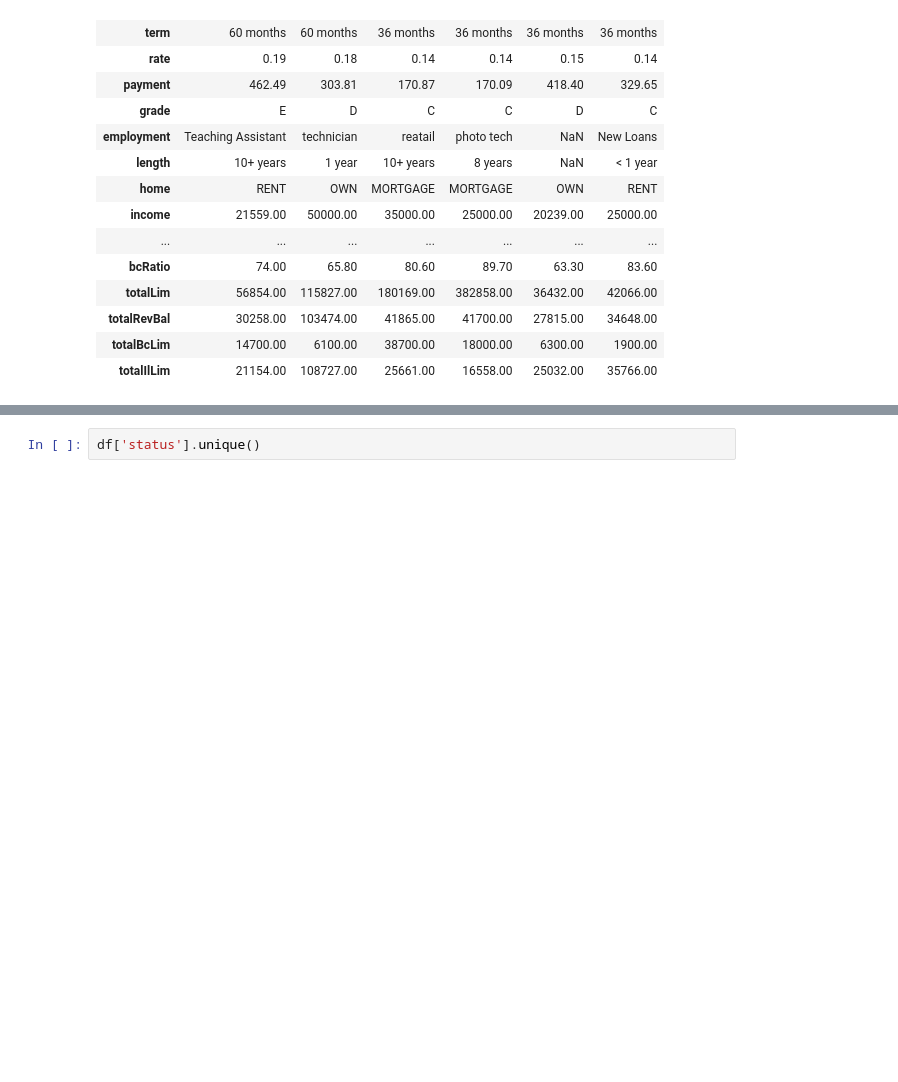
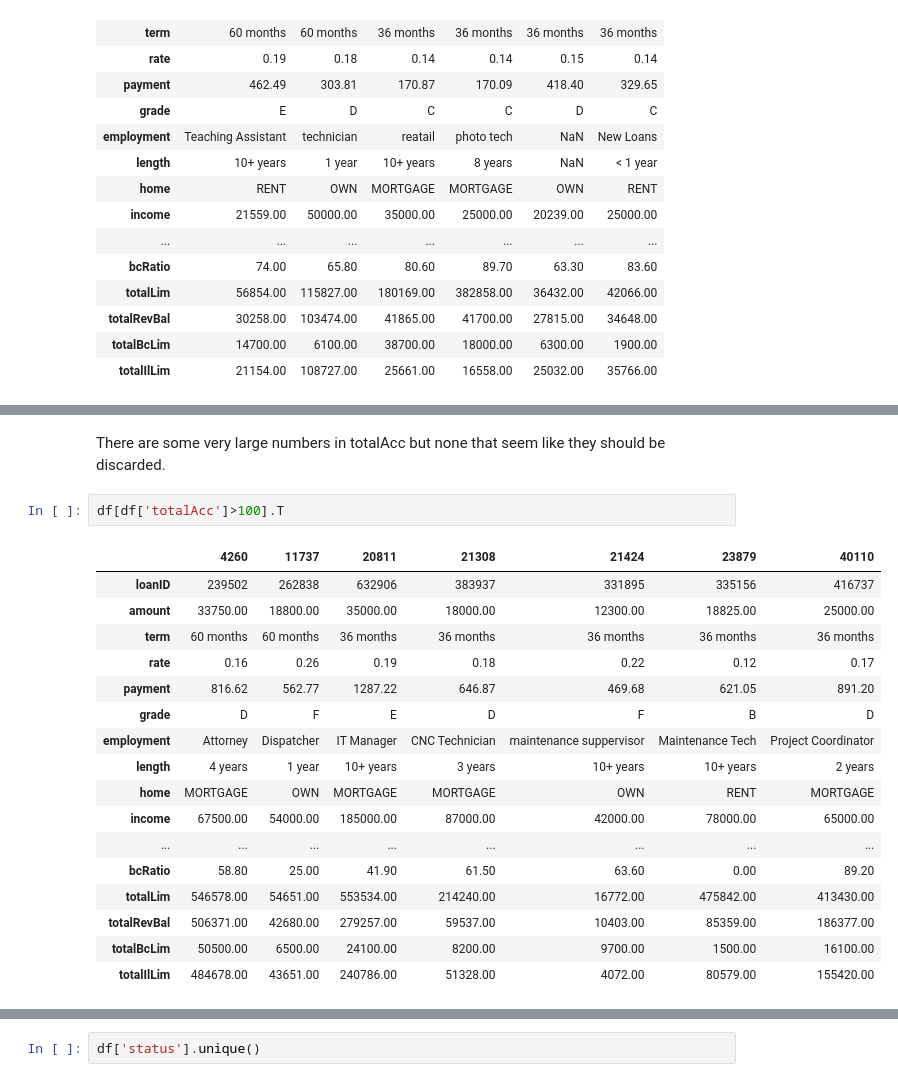
Before and after one commit to marleyberries/Springboard-Main, a Jupyter notebook: Guided_Capstone_2/Loan Default.ipynb, the cells around one changed output, grey strips where cells are left out. Cells and saved outputs as stored; diff of their text form; blank space fills up the shorter version.

```diff
--- a/Guided_Capstone_2/Loan Default.ipynb
+++ b/Guided_Capstone_2/Loan Default.ipynb
@@ -355,0 +369,22 @@ df[df['openAcc']>50].sort_values('openAcc', ascending=False).T
+# %% [markdown]
+There are some very large numbers in totalAcc but none that seem like they should be discarded.
+# %%
+df[df['totalAcc']>100].T
+# %% [output]
+|  | 4260 | 11737 | 20811 | 21308 | 21424 | 23879 | 40110 |
+| loanID | 239502 | 262838 | 632906 | 383937 | 331895 | 335156 | 416737 |
+| amount | 33750.00 | 18800.00 | 35000.00 | 18000.00 | 12300.00 | 18825.00 | 25000.00 |
+| term | 60 months | 60 months | 36 months | 36 months | 36 months | 36 months | 36 months |
+| rate | 0.16 | 0.26 | 0.19 | 0.18 | 0.22 | 0.12 | 0.17 |
+| payment | 816.62 | 562.77 | 1287.22 | 646.87 | 469.68 | 621.05 | 891.20 |
+| grade | D | F | E | D | F | B | D |
+| employment | Attorney | Dispatcher | IT Manager | CNC Technician | maintenance suppervisor | Maintenance Tech | Project Coordinator |
+| length | 4 years | 1 year | 10+ years | 3 years | 10+ years | 10+ years | 2 years |
+| home | MORTGAGE | OWN | MORTGAGE | MORTGAGE | OWN | RENT | MORTGAGE |
+| income | 67500.00 | 54000.00 | 185000.00 | 87000.00 | 42000.00 | 78000.00 | 65000.00 |
+| ... | ... | ... | ... | ... | ... | ... | ... |
+| bcRatio | 58.80 | 25.00 | 41.90 | 61.50 | 63.60 | 0.00 | 89.20 |
+| totalLim | 546578.00 | 54651.00 | 553534.00 | 214240.00 | 16772.00 | 475842.00 | 413430.00 |
+| totalRevBal | 506371.00 | 42680.00 | 279257.00 | 59537.00 | 10403.00 | 85359.00 | 186377.00 |
+| totalBcLim | 50500.00 | 6500.00 | 24100.00 | 8200.00 | 9700.00 | 1500.00 | 16100.00 |
+| totalIlLim | 484678.00 | 43651.00 | 240786.00 | 51328.00 | 4072.00 | 80579.00 | 155420.00 |
```
Also changed, not shown: parts of 17 cells of this notebook.
